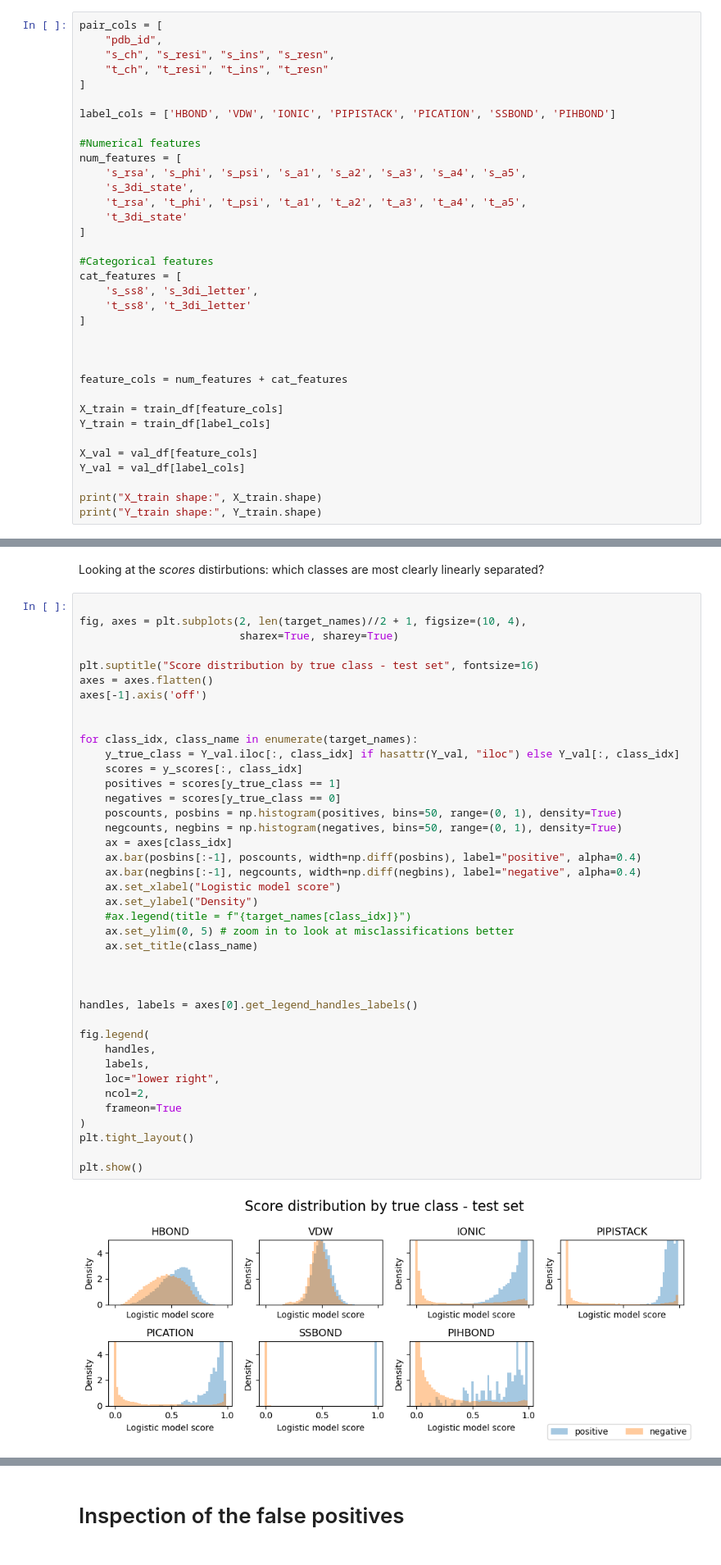
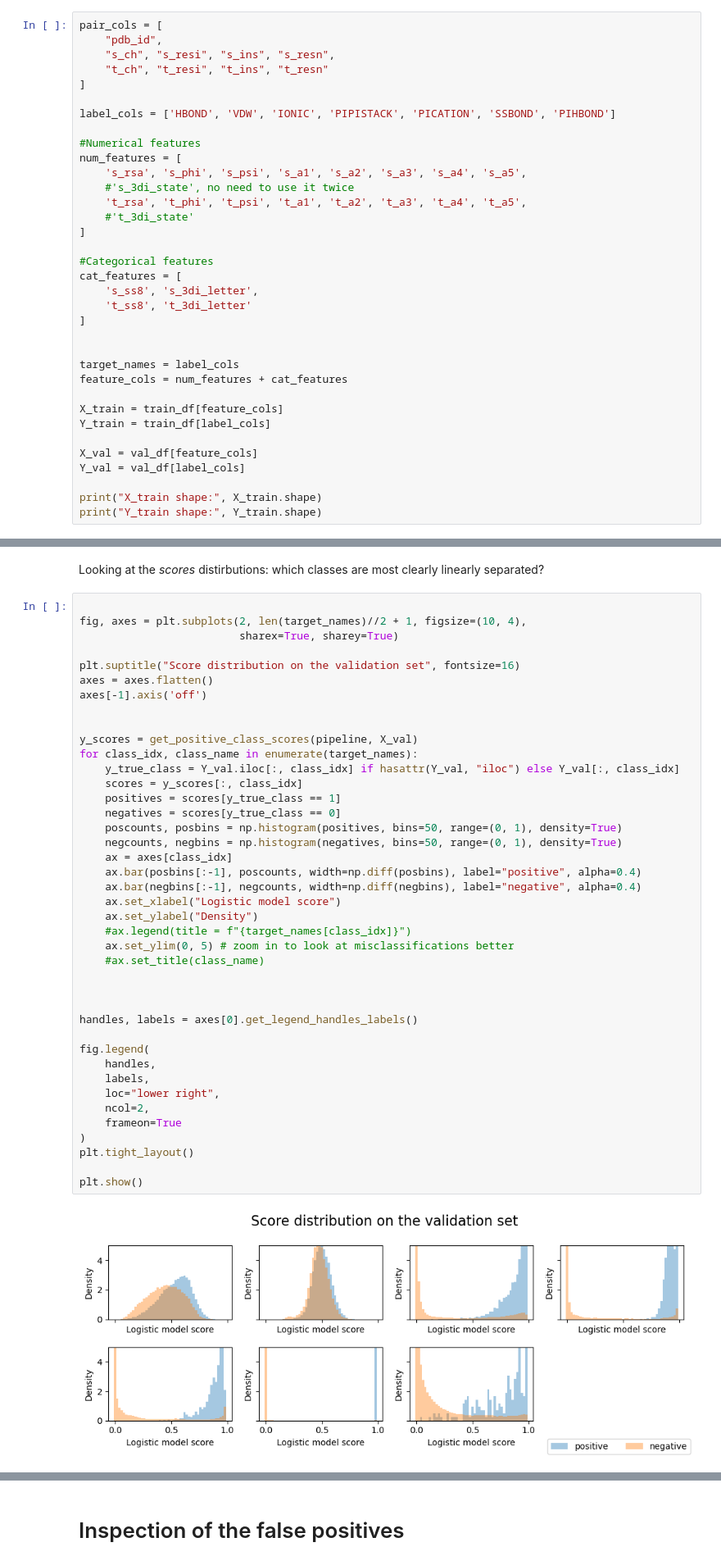
Before and after one commit to miriamzara/SB_Project, a Jupyter notebook: 3_logistic_regression.ipynb, the cells around one changed output, grey strips where cells are left out. Shown at 82% size. Cells and saved outputs as stored; diff of their text form.

```diff
--- a/3_logistic_regression.ipynb
+++ b/3_logistic_regression.ipynb
@@ -46,9 +48,9 @@ label_cols = ['HBOND', 'VDW', 'IONIC', 'PIPISTACK', 'PICATION', 'SSBOND', 'PIHBO
 #Numerical features
 num_features = [
     's_rsa', 's_phi', 's_psi', 's_a1', 's_a2', 's_a3', 's_a4', 's_a5',
-    's_3di_state',
+    #'s_3di_state', no need to use it twice
     't_rsa', 't_phi', 't_psi', 't_a1', 't_a2', 't_a3', 't_a4', 't_a5',
-    't_3di_state'
+    #'t_3di_state'
 ]
 
 #Categorical features
@@ -58,7 +60,7 @@ cat_features = [
 ]
 
 
-
+target_names = label_cols
 feature_cols = num_features + cat_features
 
 X_train = train_df[feature_cols]
@@ -677,40 +680,41 @@ Looking at the *scores* distirbutions: which classes are most clearly linearly s
 fig, axes = plt.subplots(2, len(target_names)//2 + 1, figsize=(10, 4),
                          sharex=True, sharey=True)
 
-plt.suptitle("Score distribution by true class - test set", fontsize=16)
+plt.suptitle("Score distribution on the validation set", fontsize=16)
 axes = axes.flatten()
 axes[-1].axis('off')
 
 
+y_scores = get_positive_class_scores(pipeline, X_val)
 for class_idx, class_name in enumerate(target_names):
     y_true_class = Y_val.iloc[:, class_idx] if hasattr(Y_val, "iloc") else Y_val[:, class_idx]
     scores = y_scores[:, class_idx]
     positives = scores[y_true_class == 1]
     negatives = scores[y_true_class == 0]
     poscounts, posbins = np.histogram(positives, bins=50, range=(0, 1), density=True)
     negcounts, negbins = np.histogram(negatives, bins=50, range=(0, 1), density=True)
     ax = axes[class_idx]
     ax.bar(posbins[:-1], poscounts, width=np.diff(posbins), label="positive", alpha=0.4)
     ax.bar(negbins[:-1], negcounts, width=np.diff(negbins), label="negative", alpha=0.4)
     ax.set_xlabel("Logistic model score")
     ax.set_ylabel("Density")
     #ax.legend(title = f"{target_names[class_idx]}")
     ax.set_ylim(0, 5) # zoom in to look at misclassifications better
-    ax.set_title(class_name)
+    #ax.set_title(class_name)
 
 
 
 handles, labels = axes[0].get_legend_handles_labels()
 
 fig.legend(
     handles,
     labels,
     loc="lower right",
     ncol=2,
     frameon=True
 )
 plt.tight_layout()
 
 plt.show()
 # %% [output]
-[figure, old version]
+[figure, new version]
```
Also changed, not shown: parts of 12 cells of this notebook, 19 other files.
